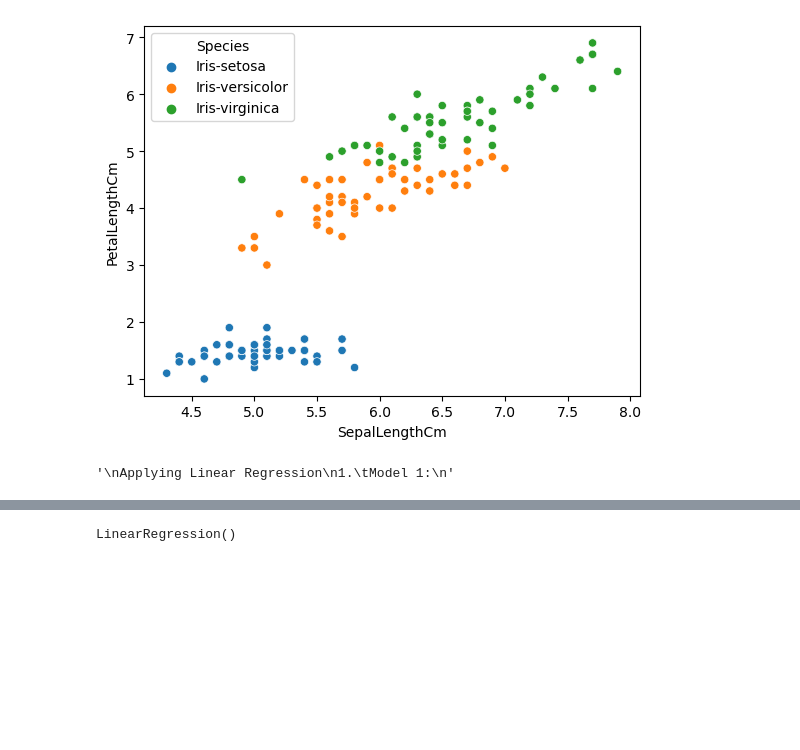
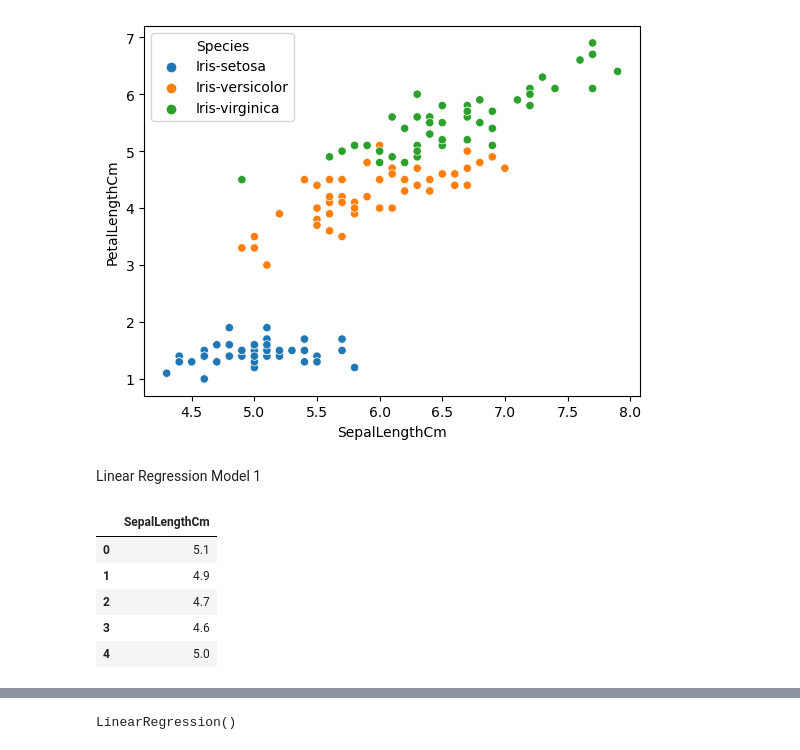
Before and after one commit to Jrowez/JUMPlus-Projects, a Jupyter notebook: Project_3/data_project_3.ipynb, the cells around one changed output, grey strips where cells are left out. Drawn from its saved outputs; the diff is of its cells as text; code cells hidden in the pictures; blank space fills up the shorter version.

```diff
--- a/Project_3/data_project_3.ipynb
+++ b/Project_3/data_project_3.ipynb
@@ -119,16 +117,19 @@ petal_corel = sns.scatterplot(data=df, x='SepalLengthCm', y='PetalLengthCm')
 petal_corel_hue = sns.scatterplot(data=df, x='SepalLengthCm', y='PetalLengthCm', hue='Species')
 # %% [output]
 [figure]
-# %%
-"""
-Applying Linear Regression
-1.	Model 1:
-"""
-# %% [output]
-'\nApplying Linear Regression\n1.\tModel 1:\n'
+# %% [markdown]
+Linear Regression Model 1
 # %%
 """ a.	Create an object named as y which is storing the dataframe of a dependent variable names as 'sepallengthcm'"""
 y = df[['SepalLengthCm']]
+y.head()
+# %% [output]
+|  | SepalLengthCm |
+| 0 | 5.1 |
+| 1 | 4.9 |
+| 2 | 4.7 |
+| 3 | 4.6 |
+| 4 | 5.0 |
 # %%
 """ Create an object named as x which is storing the dataframe of an independent variable names as 'sepalwidthcm'"""
 x = df[['SepalWidthCm']]
```
Also changed, not shown: parts of 12 cells of this notebook.
